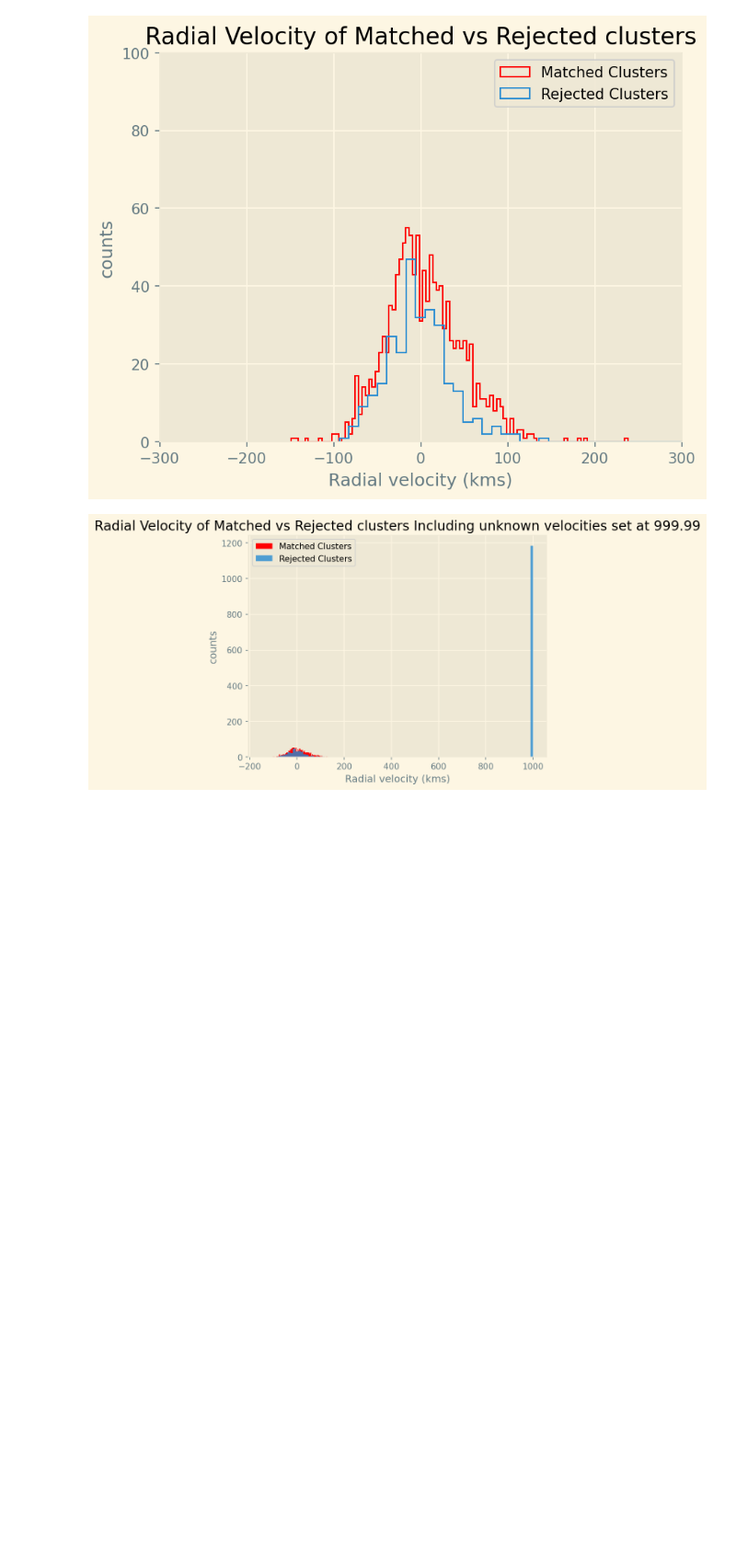
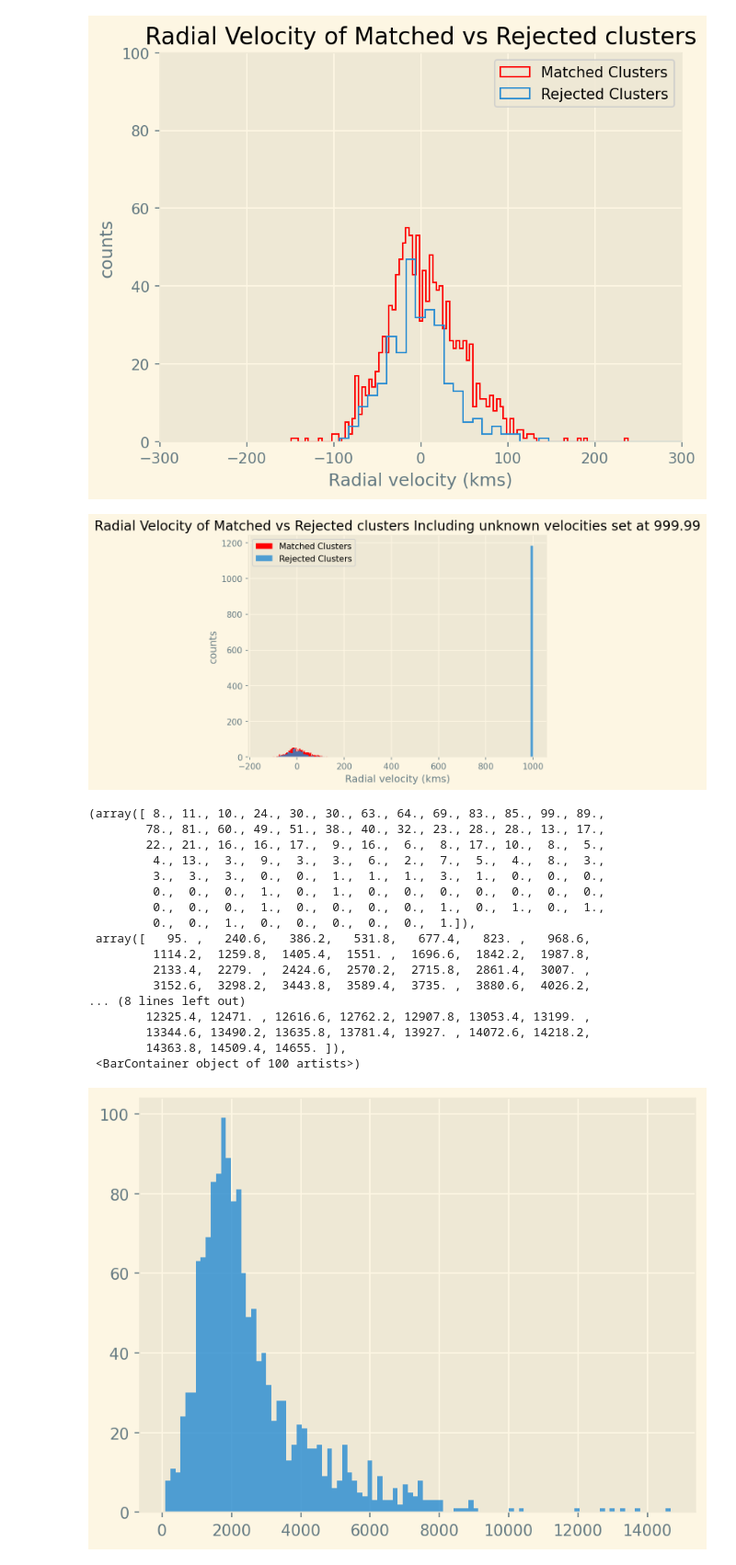
Before and after one commit to jpbatleidenuniv/BRP, a Jupyter notebook: Notebooks/MainNotebook.ipynb, the cells around one changed output. Shown: that part at 92% size. Drawn from its saved outputs; the diff is of its cells as text; code cells hidden in the pictures; blank space fills up the shorter version.

```diff
--- a/Notebooks/MainNotebook.ipynb
+++ b/Notebooks/MainNotebook.ipynb
@@ -189,3 +189,27 @@ plt.show()
 # %% [output]
 [figure]
 [figure]
+# %%
+
+
+plt.hist(khar_not_matched['d'], bins=100, label='Rejected Clusters', alpha =0.8)
+plt.show()
+# %% [output]
+(array([ 8., 11., 10., 24., 30., 30., 63., 64., 69., 83., 85., 99., 89.,
+        78., 81., 60., 49., 51., 38., 40., 32., 23., 28., 28., 13., 17.,
+        22., 21., 16., 16., 17.,  9., 16.,  6.,  8., 17., 10.,  8.,  5.,
+         4., 13.,  3.,  9.,  3.,  3.,  6.,  2.,  7.,  5.,  4.,  8.,  3.,
+         3.,  3.,  3.,  0.,  0.,  1.,  1.,  1.,  3.,  1.,  0.,  0.,  0.,
+         0.,  0.,  0.,  1.,  0.,  1.,  0.,  0.,  0.,  0.,  0.,  0.,  0.,
+         0.,  0.,  0.,  1.,  0.,  0.,  0.,  0.,  1.,  0.,  1.,  0.,  1.,
+         0.,  0.,  1.,  0.,  0.,  0.,  0.,  0.,  1.]),
+ array([   95. ,   240.6,   386.2,   531.8,   677.4,   823. ,   968.6,
+         1114.2,  1259.8,  1405.4,  1551. ,  1696.6,  1842.2,  1987.8,
+         2133.4,  2279. ,  2424.6,  2570.2,  2715.8,  2861.4,  3007. ,
+         3152.6,  3298.2,  3443.8,  3589.4,  3735. ,  3880.6,  4026.2,
+... (8 lines left out)
+        12325.4, 12471. , 12616.6, 12762.2, 12907.8, 13053.4, 13199. ,
+        13344.6, 13490.2, 13635.8, 13781.4, 13927. , 14072.6, 14218.2,
+        14363.8, 14509.4, 14655. ]),
+ <BarContainer object of 100 artists>)
+[figure, added]
```
